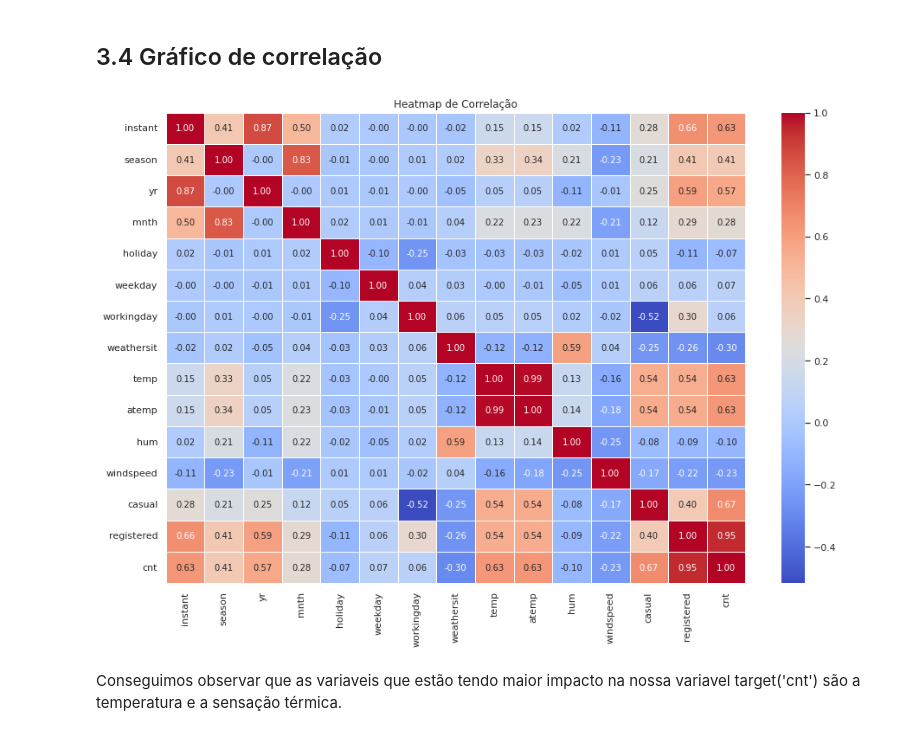
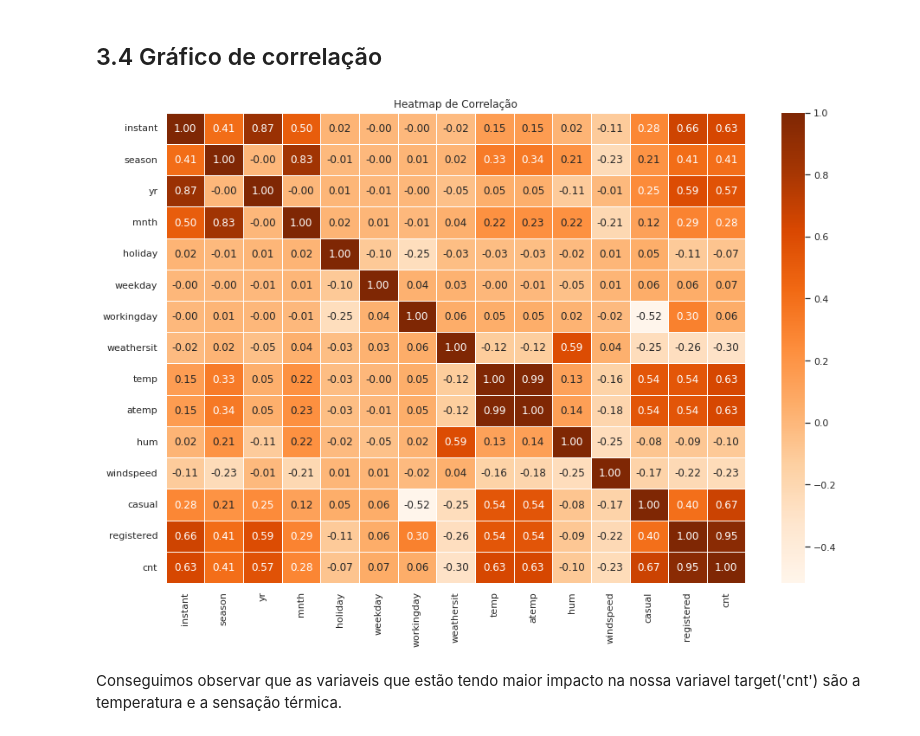
Before and after one commit to lrodriguesg/byte-bikers, a Jupyter notebook: notebooks/01_exploratory_data_analysis.ipynb, the cells around one changed output. Saved outputs shown, nothing was run; the diff lists cells and outputs as text; code cells hidden in the pictures.

```diff
--- a/notebooks/01_exploratory_data_analysis.ipynb
+++ b/notebooks/01_exploratory_data_analysis.ipynb
@@ -326,15 +320,15 @@ Podemos observar que o verão possui mais alugueis nos anos analisados
 # %%
 correlacao = df.corr()
 
 
 
 # Criando um heatmap da matriz de correlação
 plt.figure(figsize=(15, 10))
-sns.heatmap(correlacao, annot=True, cmap="coolwarm", fmt=".2f", linewidths=0.5)
+sns.heatmap(correlacao, annot=True, cmap="Oranges", fmt=".2f", linewidths=0.5)
 plt.title("Heatmap de Correlação")
 plt.show()
 # %% [output]
-[figure, old version]
+[figure, new version]
 # %% [markdown]
 Conseguimos observar que as variaveis que estão tendo maior impacto na nossa variavel target('cnt') são a temperatura e a sensação térmica.
 # %% [markdown]
```
Also changed, not shown: parts of 7 cells of this notebook.
